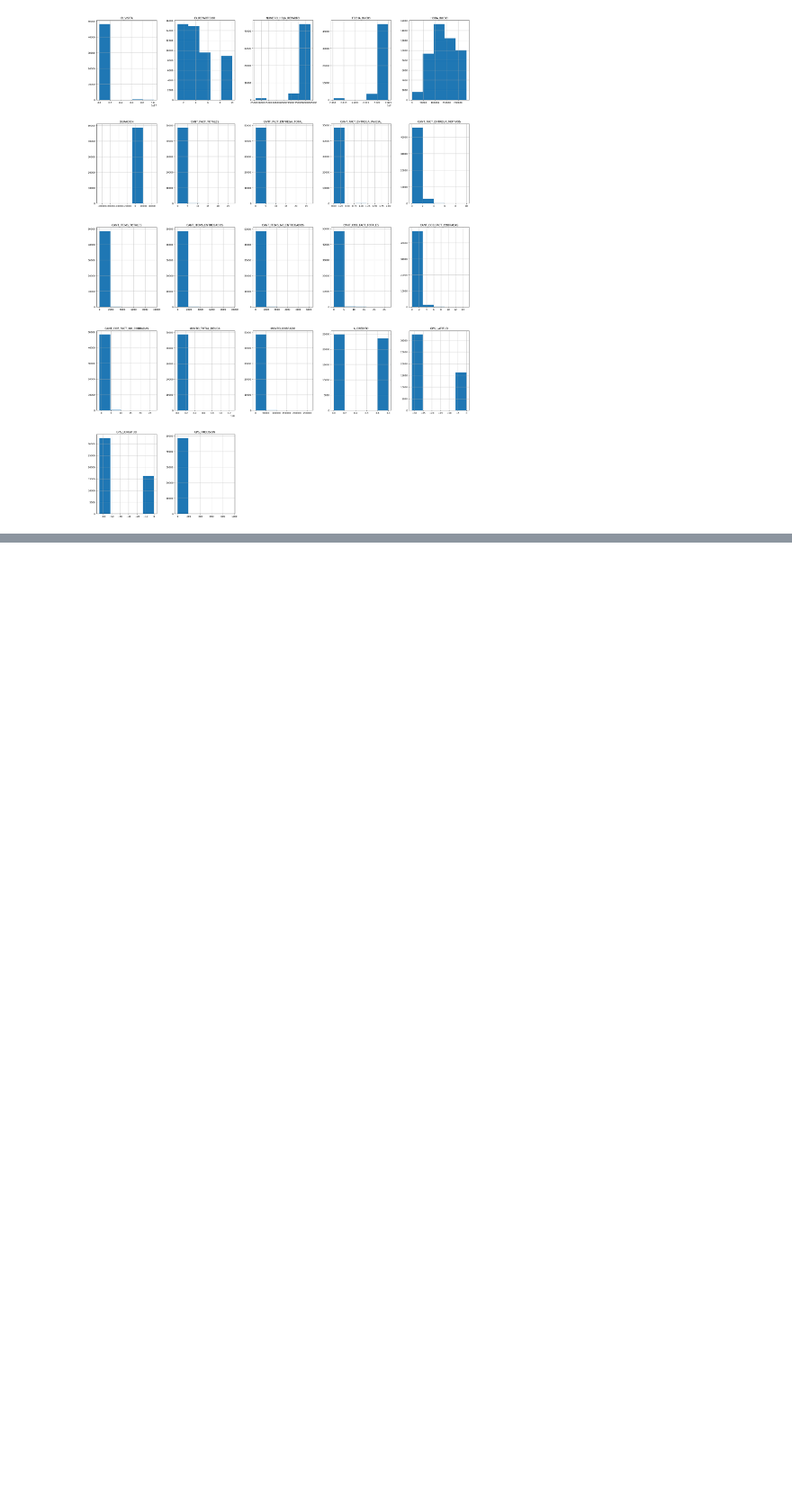
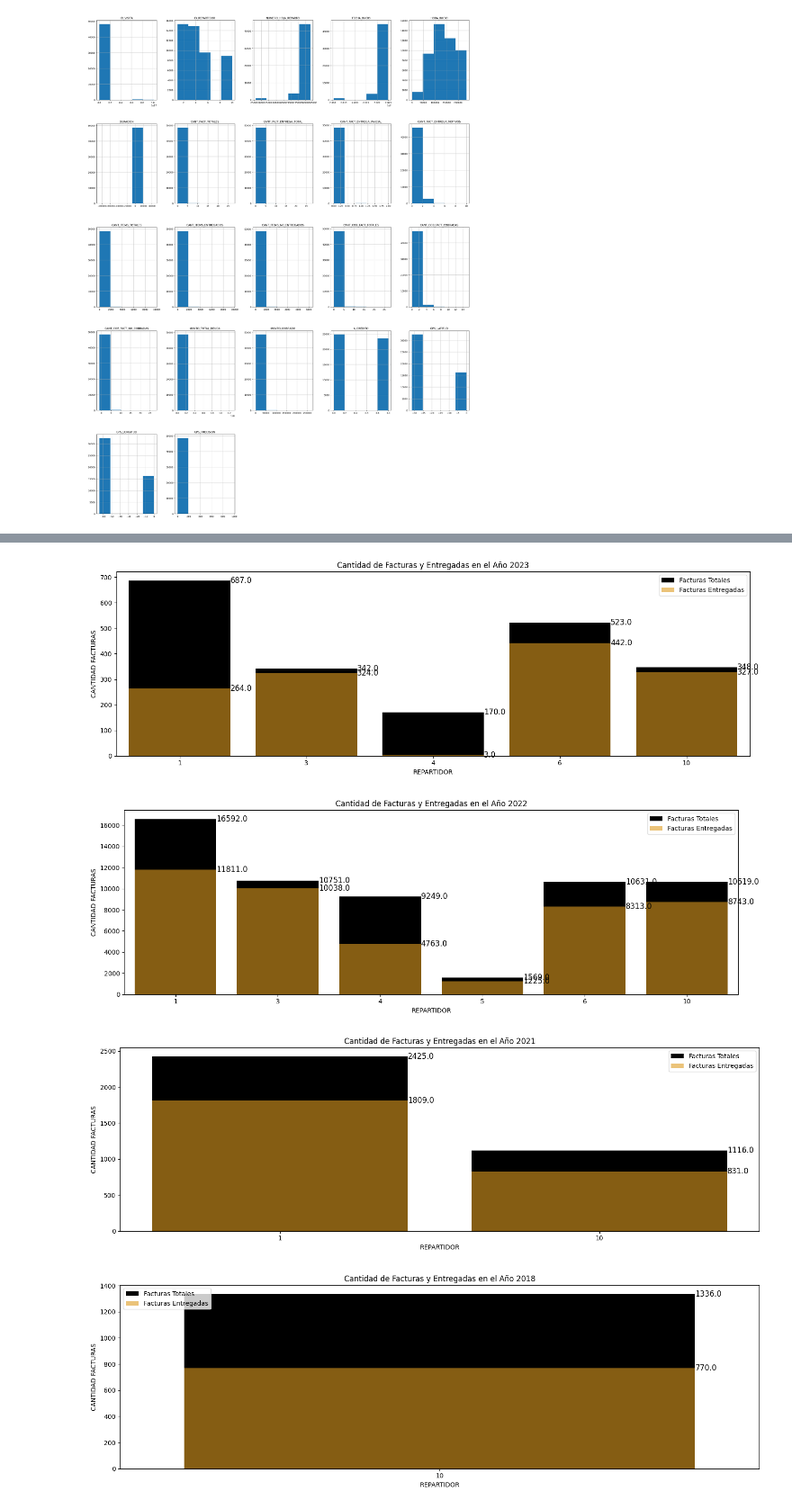
Before and after one commit to Lucaspadula/hackathon_mE, a Jupyter notebook: notebooks/1.0-act_rep-initial-data.ipynb, the cells around one changed output, grey strips where cells are left out. Shown at 90% size. Saved outputs shown, nothing was run; the diff lists cells and outputs as text; code cells hidden in the pictures; blank space fills up the shorter version.

```diff
--- a/notebooks/1.0-act_rep-initial-data.ipynb
+++ b/notebooks/1.0-act_rep-initial-data.ipynb
@@ -132,0 +266,60 @@ plt.show()
+# %%
+for year in years:
+    plt.figure(figsize=(15,5))
+
+    # Filtrar datos por año
+    df_filtered = df[df['YEAR'] == year]
+
+    # Agrupar y sumar las cantidades
+    grouped_data = df_filtered.groupby('ID_REPARTIDOR').agg({
+        'CANT_FACT_TOTALES': 'sum',
+        'CANT_FACT_ENTREGA_TOTAL': 'sum'
+    }).reset_index()
+
+    # Crear gráfico
+    ax = sns.barplot(
+        x='ID_REPARTIDOR',
+        y='CANT_FACT_TOTALES',
+        data=grouped_data,
+        color='black',
+        label='Facturas Totales'
+    )
+
+    # Agregar barras para la cantidad de facturas entregadas
+    ax2 = sns.barplot(
+        x='ID_REPARTIDOR',
+        y='CANT_FACT_ENTREGA_TOTAL',
+        data=grouped_data,
+        color='orange',
+        label='Facturas Entregadas',
+        alpha=0.6  # Ajusta la transparencia para ver ambas barras claramente
+    )
+
+    # Etiquetas al lado de las barras
+    for container in ax.containers:
+        for bar in container:
+            height = bar.get_height()
+            ax.text(
+                bar.get_x() + bar.get_width(),  # Posición x (justo al lado de la barra)
+                bar.get_y() + (height / 1 ),              # Posición y (centro vertical de la barra)
+                f'{height}',                           # Etiqueta
+                va='center',                           # Alineación vertical
+                ha='left',                             # Alineación horizontal
+                color='black',                         # Color de la etiqueta
+                fontsize=12                            # Tamaño de la fuente
+            )
+
+    # Etiquetas del gráfico
+    ax.set(xlabel='REPARTIDOR', ylabel='CANTIDAD FACTURAS', title=f'Cantidad de Facturas y Entregadas en el Año {year}')
+
+    # Ajustar el diseño
+    plt.tight_layout()
+
+    # Mostrar el gráfico
+    plt.legend()
+    plt.show()
+# %% [output]
+[figure, added]
+[figure, added]
+[figure, added]
+[figure, added]
```
Also changed, not shown: parts of 8 cells of this notebook, 3 other files.
